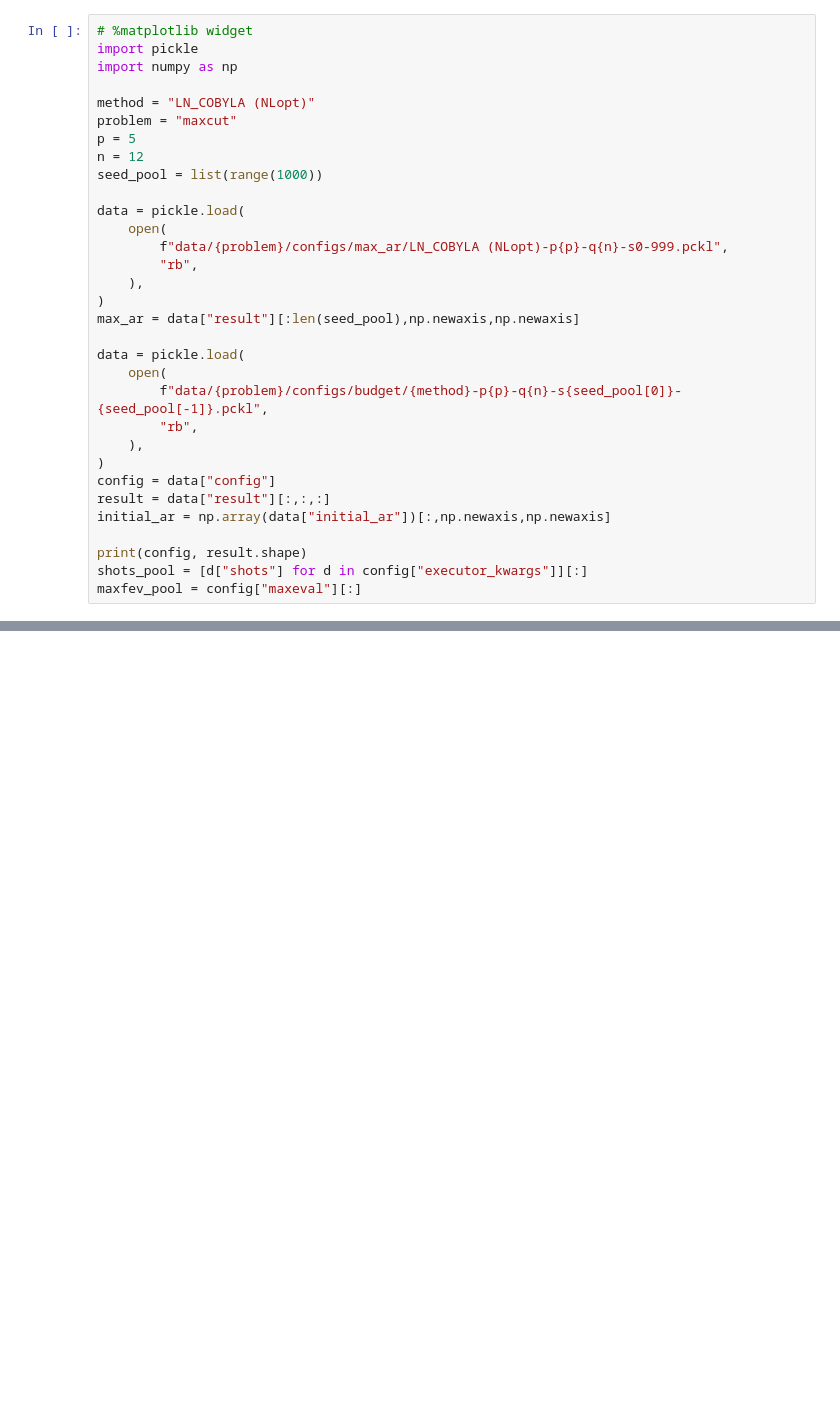
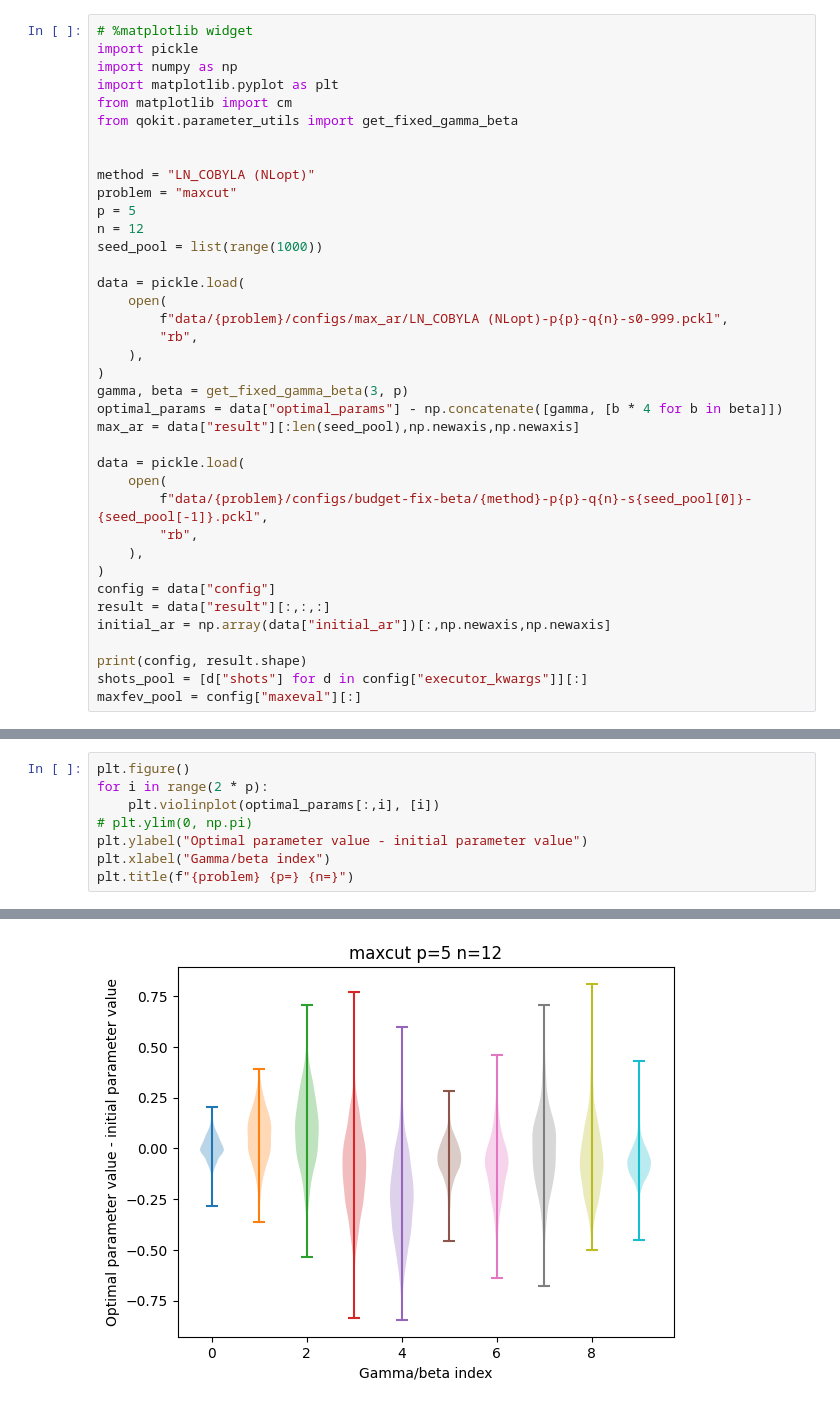
Before and after one commit to jpmorganchase/End-to-End_Protocol_for_High-Quality_QAOA_Parameters, a Jupyter notebook: plot_optimize_result.ipynb, the cells around one changed output, grey strips where cells are left out. Drawn from its saved outputs; the diff is of its cells as text; blank space fills up the shorter version.

```diff
--- a/plot_optimize_result.ipynb
+++ b/plot_optimize_result.ipynb
@@ -2,6 +2,10 @@
 # %matplotlib widget
 import pickle
 import numpy as np
+import matplotlib.pyplot as plt
+from matplotlib import cm
+from qokit.parameter_utils import get_fixed_gamma_beta
+
 
 method = "LN_COBYLA (NLopt)"
 problem = "maxcut"
@@ -15,11 +19,13 @@ data = pickle.load(
         "rb",
     ),
 )
+gamma, beta = get_fixed_gamma_beta(3, p)
+optimal_params = data["optimal_params"] - np.concatenate([gamma, [b * 4 for b in beta]])
 max_ar = data["result"][:len(seed_pool),np.newaxis,np.newaxis]
 
 data = pickle.load(
     open(
-        f"data/{problem}/configs/budget/{method}-p{p}-q{n}-s{seed_pool[0]}-{seed_pool[-1]}.pckl",
+        f"data/{problem}/configs/budget-fix-beta/{method}-p{p}-q{n}-s{seed_pool[0]}-{seed_pool[-1]}.pckl",
         "rb",
     ),
 )
@@ -40,0 +53,9 @@ np.argsort((max_ar - initial_ar).flat)[:5]
+# %%
+plt.figure()
+for i in range(2 * p):
+    plt.violinplot(optimal_params[:,i], [i])
+# plt.ylim(0, np.pi)
+plt.ylabel("Optimal parameter value - initial parameter value")
+plt.xlabel("Gamma/beta index")
+plt.title(f"{problem} {p=} {n=}")
+# %% [output]
@@ -41,3 +63,4 @@ np.argsort((max_ar - initial_ar).flat)[:5]
+[figure, added]
 # %%
 # print("Initial AR:", np.mean(initial_ar))
 mean_ar = np.mean(result, axis=0)
```
Also changed, not shown: parts of 13 cells of this notebook, 1 other file.
